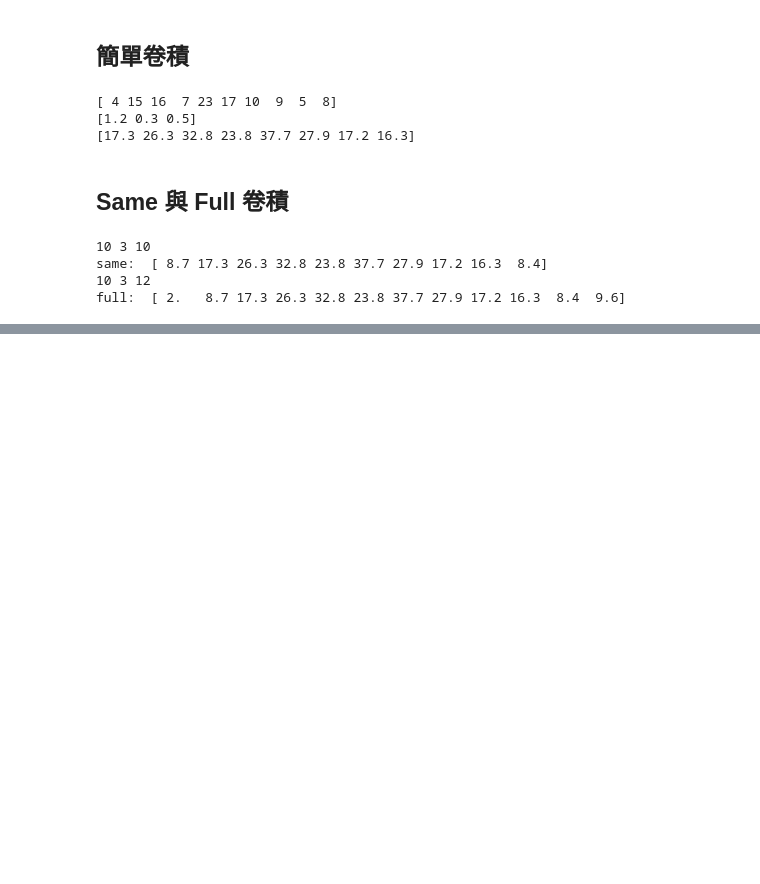
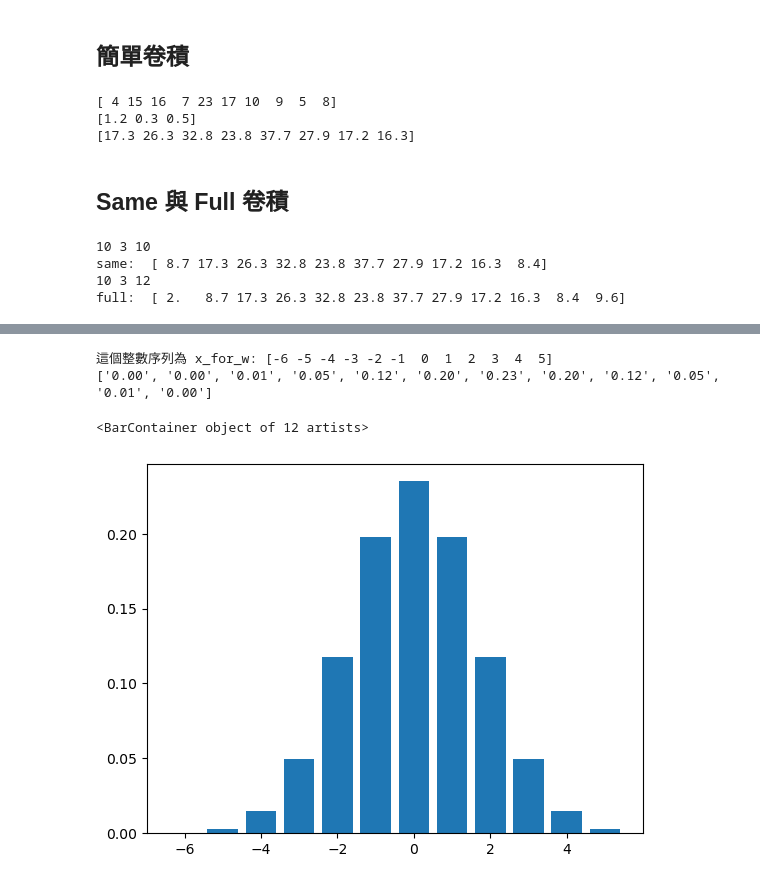
Before and after one commit to billy1125/Machine-Learning, a Jupyter notebook: Convolution.ipynb, the cells around one changed output, grey strips where cells are left out. Saved outputs shown, nothing was run; the diff lists cells and outputs as text; code cells hidden in the pictures; blank space fills up the shorter version.

```diff
--- a/Convolution.ipynb
+++ b/Convolution.ipynb
@@ -87,0 +162,26 @@ full:  [ 2.   8.7 17.3 26.3 32.8 23.8 37.7 27.9 17.2 16.3  8.4  9.6]
+# %%
+# 設定標準差 (Sigma)，這決定了高斯曲線（又稱常態分佈曲線或鐘形曲線）的寬度（也就是模糊的程度）
+sigma = 1.6986436005760381
+
+# 產生一個從 -6 到 5 的整數序列，作為權重的 x 軸座標
+x_for_w = np.arange(-6, 6)
+print("這個整數序列為 x_for_w:", x_for_w)
+
+# 根據高斯函數公式計算對應的權重 y 值 (未歸一化)
+# 公式：exp(-x^2 / (2 * sigma^2))
+w = np.exp(-(x_for_w) ** 2 / (2 * sigma ** 2))
+
+# 歸一化 (Normalization)：確保所有權重的總和等於 1
+# 這樣卷積後的數值才不會被無故放大或縮小
+w = w / sum(w)
+
+# 以兩位小數的格式印出每個權重值，方便觀察數值分佈
+print(["%0.2f" % x for x in w])
+
+# 使用長條圖 (Bar Chart) 視覺化這個高斯分佈
+plt.bar(x_for_w, w)
+# %% [output]
+這個整數序列為 x_for_w: [-6 -5 -4 -3 -2 -1  0  1  2  3  4  5]
+['0.00', '0.00', '0.01', '0.05', '0.12', '0.20', '0.23', '0.20', '0.12', '0.05', '0.01', '0.00']
+<BarContainer object of 12 artists>
+[figure, added]
```
Also changed, not shown: parts of 8 cells of this notebook.
